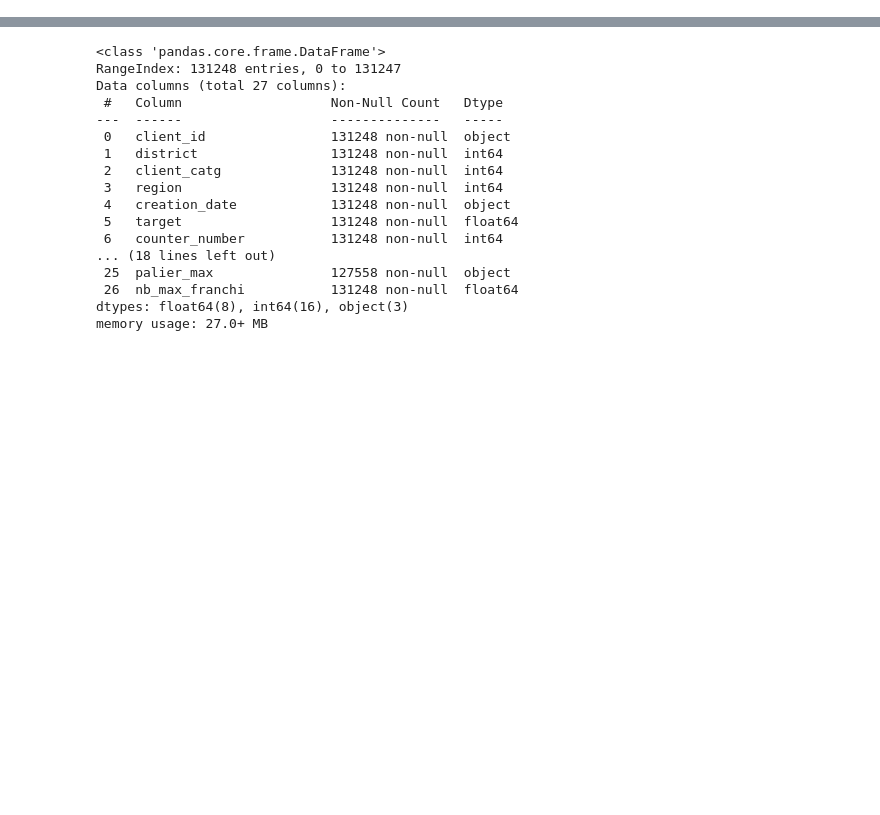
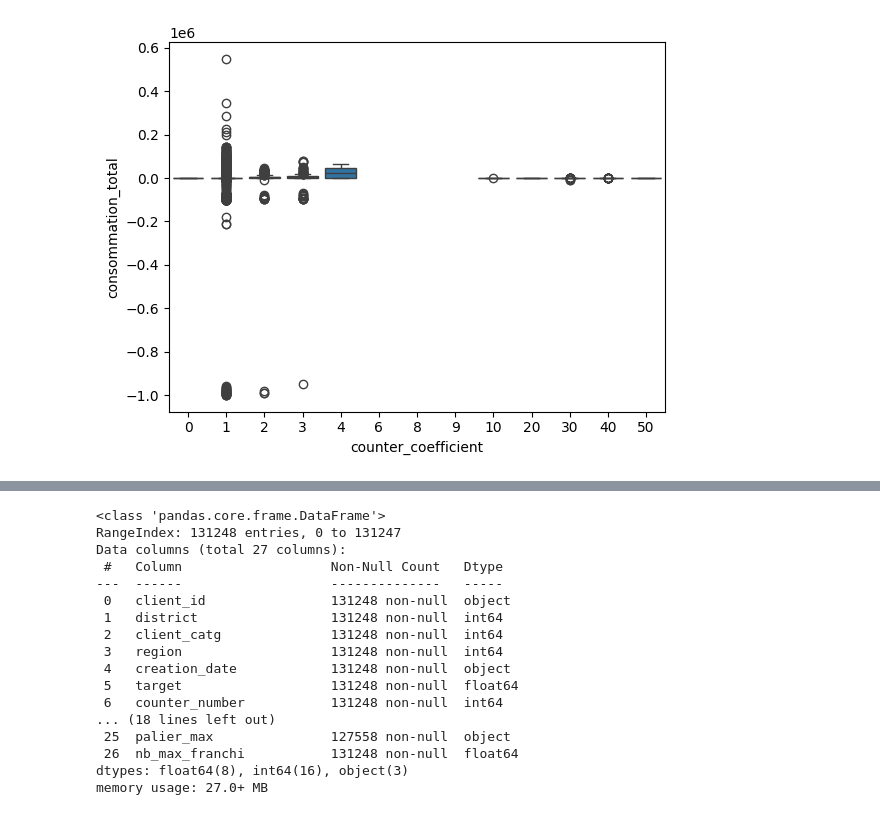
Before and after one commit to FranckKD/electricity-fraud-prediction, a Jupyter notebook: notebooks/01_data_exploration.ipynb, the cells around one changed output, grey strips where cells are left out. Drawn from its saved outputs; the diff is of its cells as text; code cells hidden in the pictures; blank space fills up the shorter version.

```diff
--- a/notebooks/01_data_exploration.ipynb
+++ b/notebooks/01_data_exploration.ipynb
@@ -0,0 +197,8 @@
+# %%
+df_transactions_train_v1['concat']= df_transactions_train_v1['client_id'] + df_transactions_train_v1['invoice_date'].astype(str)
+# %%
+df_transactions_train_v1.drop_duplicates(subset='concat', keep=False, inplace=True)
+# %%
+df_transactions_train_v1.drop('concat', axis=1, inplace=True)
+# %%
+df_transactions_train_v1['consommation_total'] = df_transactions_train_v1['new_index'] - df_transactions_train_v1['old_index']
@@ -0,0 +223,5 @@
+# %%
+sns.boxplot(x='counter_coefficient', y='consommation_total', data=df_transactions_train_v1)
+plt.show()
+# %% [output]
+[figure, added]
```
Also changed, not shown: parts of 27 cells of this notebook, 3 other files.
